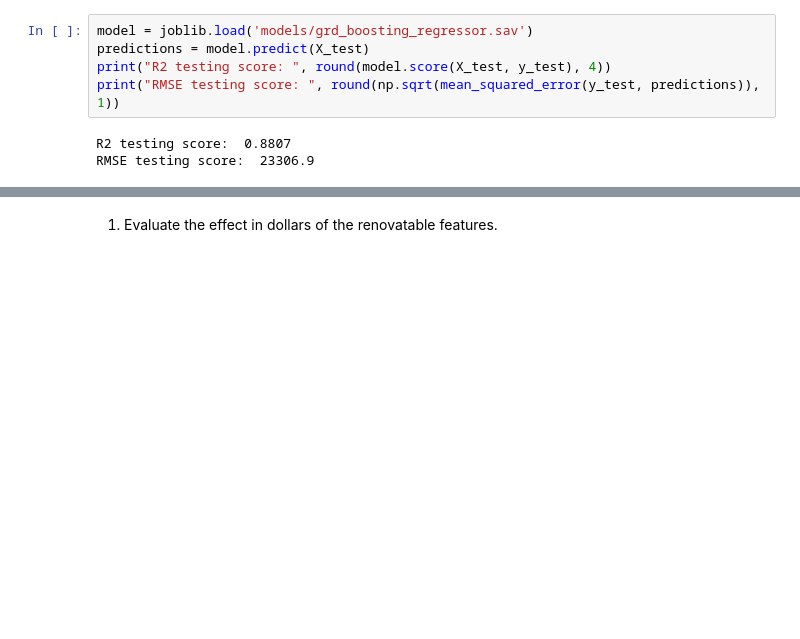
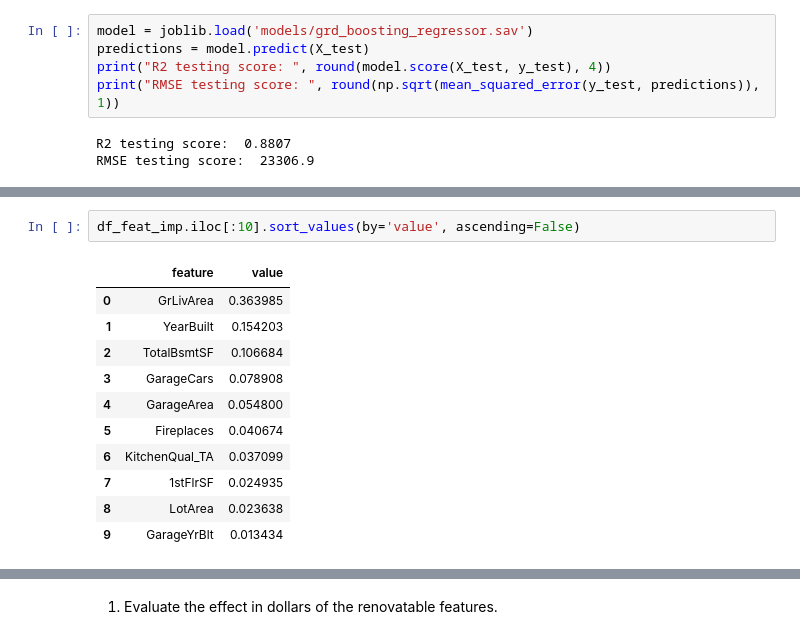
Before and after one commit to androi7/ds-mini-projects, a Jupyter notebook: House-Prices/House_Prices.ipynb, the cells around one changed output, grey strips where cells are left out. Drawn from its saved outputs; the diff is of its cells as text; blank space fills up the shorter version.

```diff
--- a/House-Prices/House_Prices.ipynb
+++ b/House-Prices/House_Prices.ipynb
@@ -1223,0 +1241,14 @@ RMSE testing score:  23306.9
+# %%
+df_feat_imp.iloc[:10].sort_values(by='value', ascending=False)
+# %% [output]
+|  | feature | value |
+| 0 | GrLivArea | 0.363985 |
+| 1 | YearBuilt | 0.154203 |
+| 2 | TotalBsmtSF | 0.106684 |
+| 3 | GarageCars | 0.078908 |
+| 4 | GarageArea | 0.054800 |
+| 5 | Fireplaces | 0.040674 |
+| 6 | KitchenQual_TA | 0.037099 |
+| 7 | 1stFlrSF | 0.024935 |
+| 8 | LotArea | 0.023638 |
+| 9 | GarageYrBlt | 0.013434 |
```
Also changed, not shown: parts of 3 cells of this notebook.
